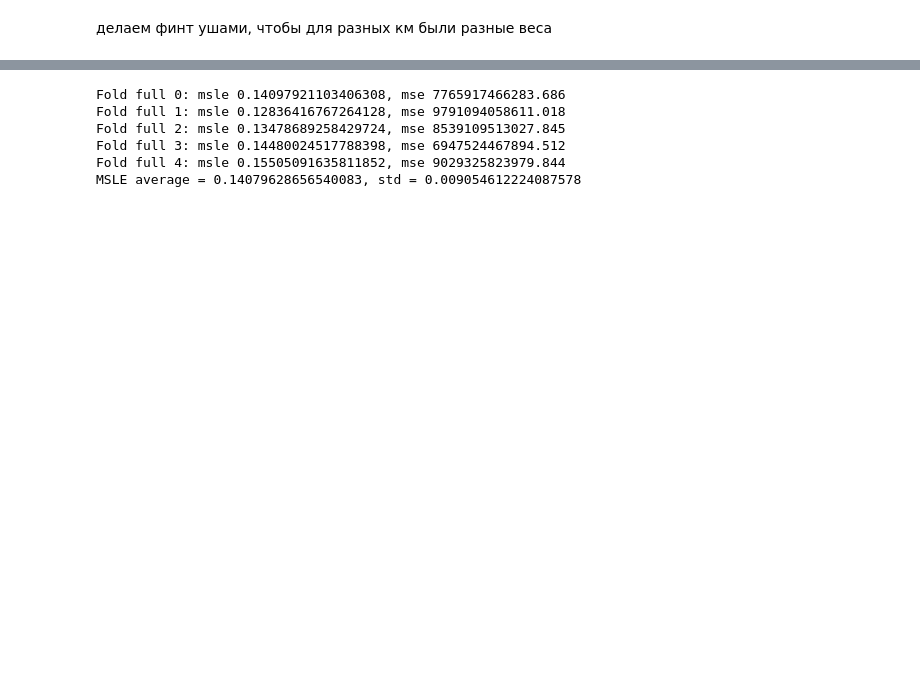
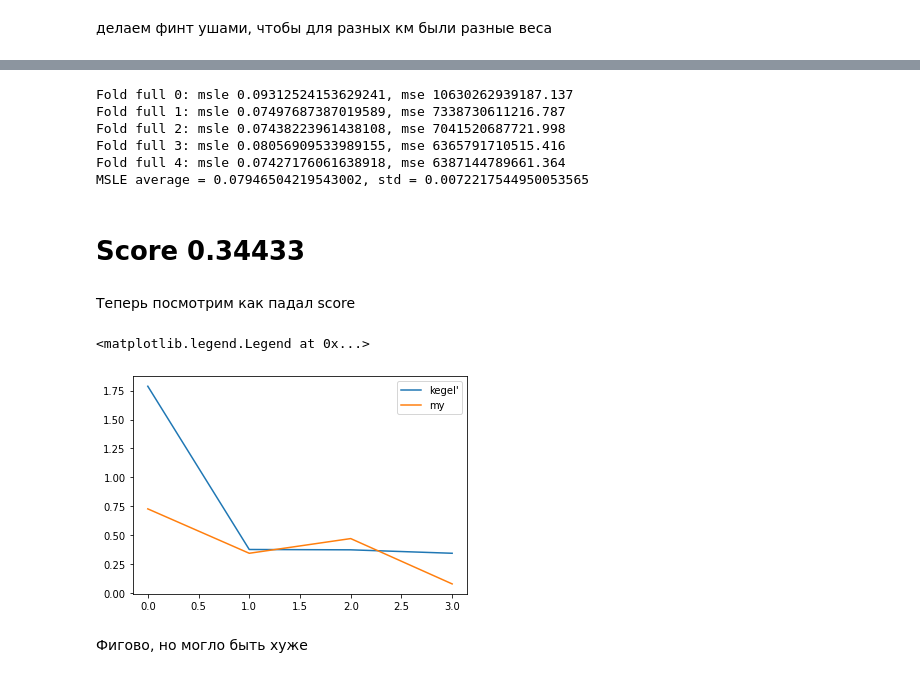
Before and after one commit to andru196/ml_hw1, a Jupyter notebook: notebooks/HW1.ipynb, the cells around one changed output, grey strips where cells are left out. Cells and saved outputs as stored; diff of their text form; code cells hidden in the pictures; blank space fills up the shorter version.

```diff
--- a/notebooks/HW1.ipynb
+++ b/notebooks/HW1.ipynb
@@ -156,10 +198,26 @@ features2 = get_features(bdf, ["kremlin_km", "trc_count_3000"])
 features2+= ["leisure_count_500", "metro_km_walk","indust_part"]
 
 comp_mse(bdf.fillna(0), features2)
+prepare_data(preparator, preparator)
+predict_n_write_csv(features2, "cool.csv")
 # %% [output]
-Fold full 0: msle 0.14097921103406308, mse 7765917466283.686
-Fold full 1: msle 0.12836416767264128, mse 9791094058611.018
-Fold full 2: msle 0.13478689258429724, mse 8539109513027.845
-Fold full 3: msle 0.14480024517788398, mse 6947524467894.512
-Fold full 4: msle 0.15505091635811852, mse 9029325823979.844
-MSLE average = 0.14079628656540083, std = 0.009054612224087578
+Fold full 0: msle 0.09312524153629241, mse 10630262939187.137
+Fold full 1: msle 0.07497687387019589, mse 7338730611216.787
+Fold full 2: msle 0.07438223961438108, mse 7041520687721.998
+Fold full 3: msle 0.08056909533989155, mse 6365791710515.416
+Fold full 4: msle 0.07427176061638918, mse 6387144789661.364
+MSLE average = 0.07946504219543002, std = 0.0072217544950053565
+# %% [markdown]
+# Score 0.34433
+# %% [markdown]
+Теперь посмотрим как падал score
+# %%
+data = [(0.7279934116537219, 1.78762), (0.3442691858148595, 0.37692), (0.4712097699120553, 0.37409), (0.07946504219543002, 0.34433)]
+df = pd.DataFrame({"kegel":[item[1] for item in data], "my":[item[0] for item in data]})
+plt.plot(df)
+plt.legend(["kegel'", "my"])
+# %% [output]
+<matplotlib.legend.Legend at 0x...>
+[figure, added]
+# %% [markdown]
+Фигово, но могло быть хуже
```
Also changed, not shown: parts of 18 cells of this notebook, 1 other file.
